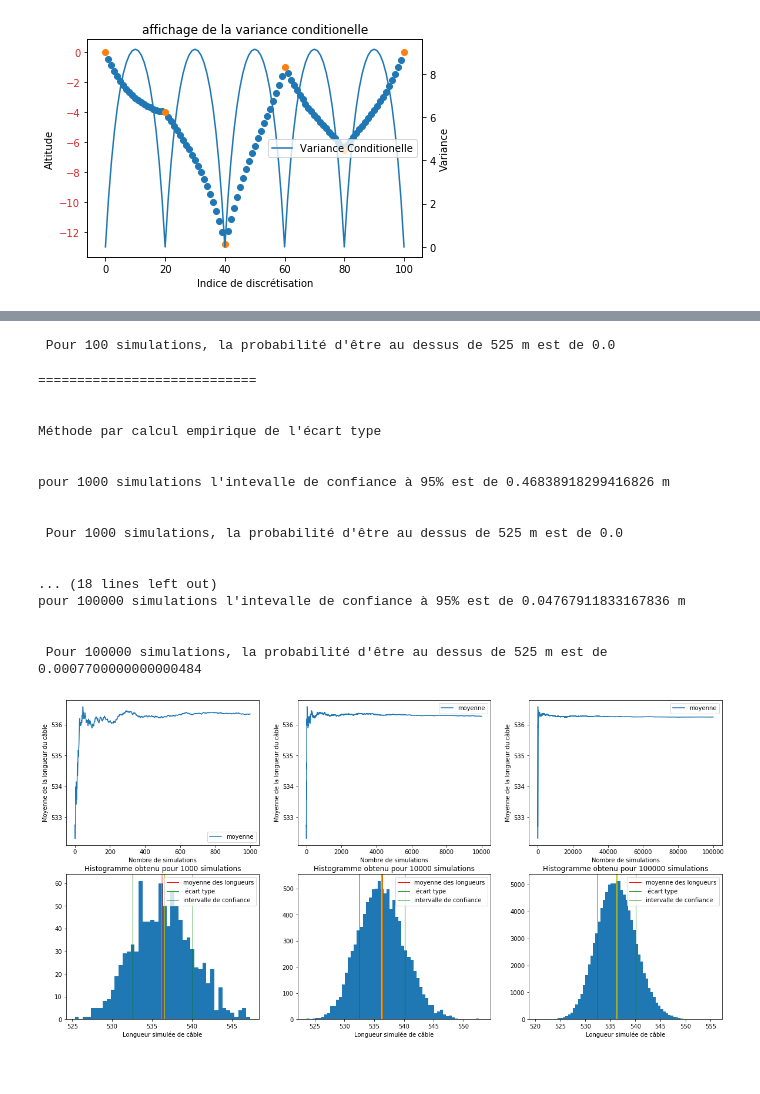
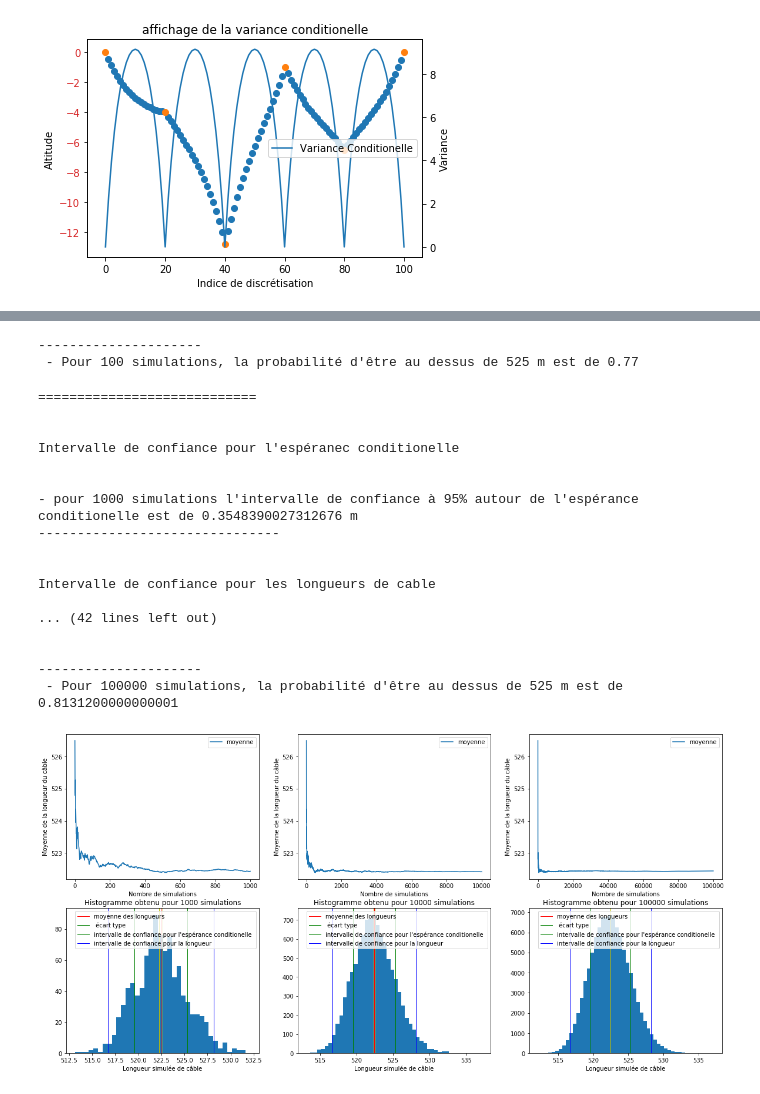
Before and after one commit to Gasp141/ProjetMaths3, a Jupyter notebook: ProjMaths3_bis.ipynb, the cells around one changed output, grey strips where cells are left out. Drawn from its saved outputs; the diff is of its cells as text; code cells hidden in the pictures.

```diff
--- a/ProjMaths3_bis.ipynb
+++ b/ProjMaths3_bis.ipynb
@@ -214,7 +201,7 @@ def simul( L):
     f= lambda u,v : np.sqrt(-2*np.log(u))*np.cos(2*np.pi*v)
     g= lambda u,v : np.sqrt(-2*np.log(u))*np.sin(2*np.pi*v)
     Y = np.random.normal(0,1,len(unknown_indexes))
-    Z = np.array([mu for i in range(len( unknown_indexes))])+ L@ Y
+    Z = esp_cond+ L@ Y
     return Z
 
 Z = simul(L)
@@ -311,6 +298,7 @@ def histogramme(simuls, ax=None):
     n, bins, patches = ax.hist(simuls, bins = np.arange(simuls.min(),simuls.max(),0.5), )
     ax.set_xlabel("Longueur simulée de câble")
     ax.set_title(f"Histogramme obtenu pour {Nb} simulations")
+    return ax
 
 histogramme(simuls)
 # %% [output]
@@ -321,15 +310,23 @@ def trace_info (simuls, ax= None):
     mean = simuls.mean()
     std = simuls.std()
     conf = 1.960*std/np.sqrt(len(simuls))
+    conf2 = 2*std
     ax.axvline(x=mean, linewidth=1, color='r', label = "moyenne des longueurs")
     ax.axvline(x=mean +std, linewidth=1, color='g', label = " écart type")
-    ax.axvline(x=mean - std, linewidth=1, color='g', label = 'intervalle de confiance')
+    ax.axvline(x=mean - std, linewidth=1, color='g', label = "intervalle de confiance pour l'espérance conditionelle ")
     ax.axvline(x=mean - conf, linewidth=1, color='y')
     ax.axvline(x=mean + conf, linewidth=1, color='y')
+    ax.axvline(x=mean - conf2, linewidth=1, color='b')
+    ax.axvline(x=mean + conf2, linewidth=1, color='b',label = "intervalle de confiance pour la longueur")
     ax.legend()
     print("============================")
     print('\n')
-    print("Méthode par calcul empirique de l'écart type")
+    print("Intervalle de confiance pour l'espéranec conditionelle")
     print('\n')
-    print(f"pour {len(simuls)} simulations l'intevalle de confiance à 95% est de {conf*2} m  ")
+    print(f"- pour {len(simuls)} simulations l'intervalle de confiance à 95% autour de l'espérance conditionelle est de {conf*2} m  ")
+    print("-------------------------------")
+    print('\n')
+    print("Intervalle de confiance pour les longueurs de cable")
+    print('\n')
+    print(f"- pour {len(simuls)} simulations l'intervalle de confiance à 95% pour la longueur du cable est de {conf2*2} m  ")
 # %% [markdown]
@@ -351,12 +378,15 @@ def F_repart(level, simuls):
     for i in simuls:
         if i >level :
             S+=1
+
     print('\n')
-    print(f" Pour {len(simuls)} simulations, la probabilité d'être au dessus de 525 m est de {1 - S/len(simuls)}")
+    print('---------------------')
+    print(f" - Pour {len(simuls)} simulations, la probabilité d'être au dessus de 525 m est de {1 - S/len(simuls)}")
     print('\n')
 F_repart(525,simuls)
 # %% [output]
- Pour 100 simulations, la probabilité d'être au dessus de 525 m est de 0.0
+---------------------
+ - Pour 100 simulations, la probabilité d'être au dessus de 525 m est de 0.77
 # %%
 # 14. reprendre avec 1000, 10000, 100000
 simuls =np.array(longueur_simulée(100000)[0])
@@ -365,34 +395,34 @@ L2 = simuls[:10000]
 L3 = simuls[:100000]
 # L2= longueur_simulée(10000)[0]
 # L3= longueur_simulée(100000)[0]
-list=[L1, L2, L3]
+liste=[L1, L2, L3]
 # %%
 fig, axess = plt.subplots(2, 3, figsize = (20,10))
 
 for i in range(3) :
-    dessin_Mn(list[i], axess[0, i])
-    histogramme(list[i], axess[1, i])
-    trace_info(list[i], axess[1,i])
-    F_repart(525,list[i])
+    dessin_Mn(liste[i], axess[0, i])
+    histogramme(liste[i], axess[1, i])
+    trace_info(liste[i], axess[1,i])
+    F_repart(525,liste[i])
 # %% [output]
 ============================
 
 
-Méthode par calcul empirique de l'écart type
+Intervalle de confiance pour l'espéranec conditionelle
 
 
-pour 1000 simulations l'intevalle de confiance à 95% est de 0.46838918299416826 m
+- pour 1000 simulations l'intervalle de confiance à 95% autour de l'espérance conditionelle est de 0.3548390027312676 m
+-------------------------------
 
 
- Pour 1000 simulations, la probabilité d'être au dessus de 525 m est de 0.0
+Intervalle de confiance pour les longueurs de cable
+
+... (42 lines left out)
 
 
-... (18 lines left out)
-pour 100000 simulations l'intevalle de confiance à 95% est de 0.04767911833167836 m
-
-
- Pour 100000 simulations, la probabilité d'être au dessus de 525 m est de 0.0007700000000000484
+---------------------
+ - Pour 100000 simulations, la probabilité d'être au dessus de 525 m est de 0.8131200000000001
-[figure, old version]
+[figure, new version]
 # %% [markdown]
 On remarque :
 - Que les longueurs se répartissent selon une loi Gaussienne
```
Also changed, not shown: parts of 14 cells of this notebook.
